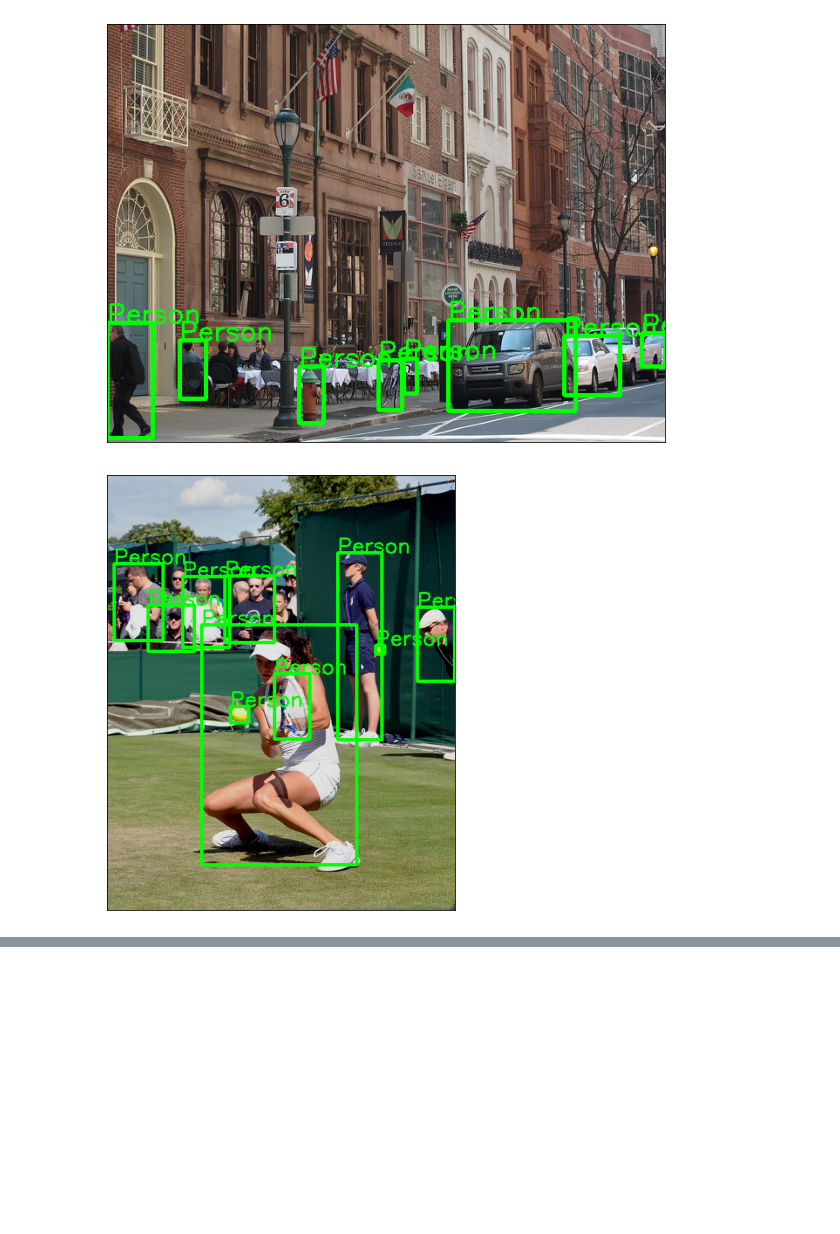
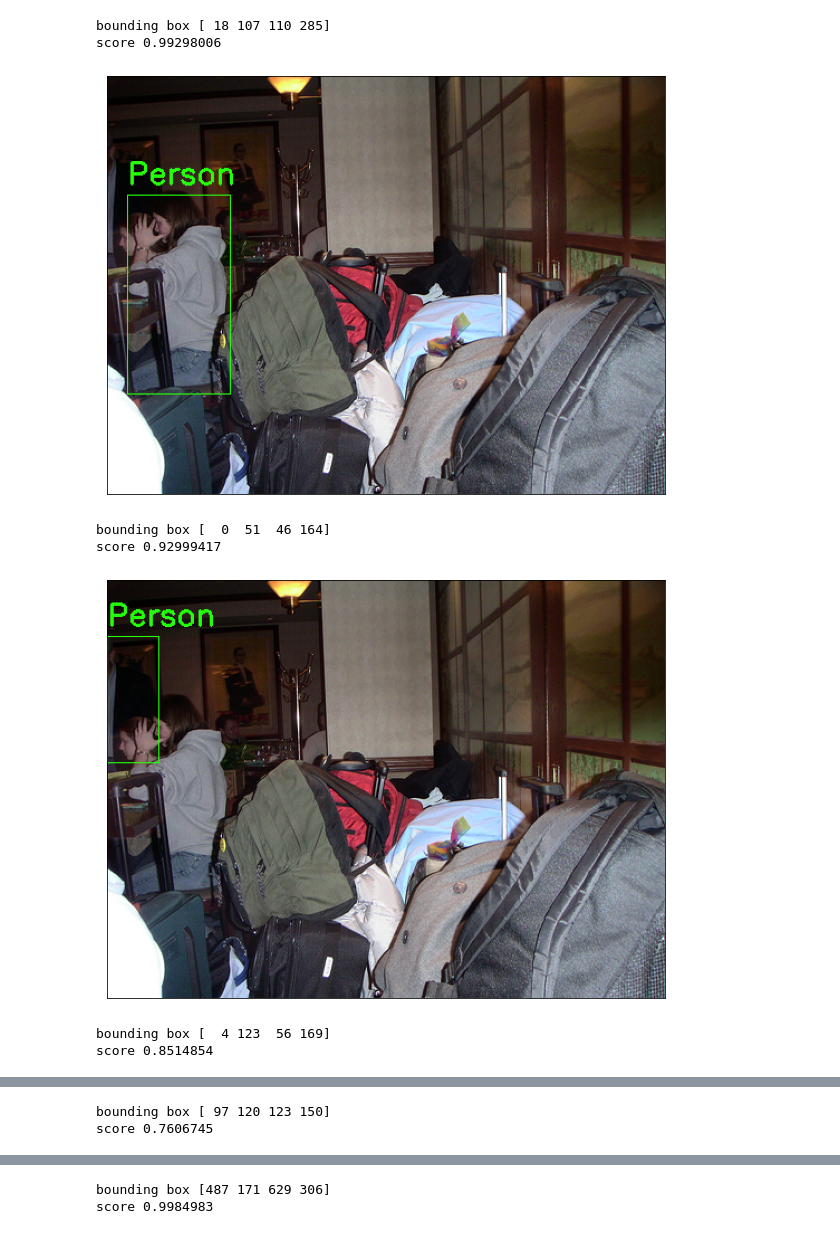
Before and after one commit to pallabee/human-pose-estimation, a Jupyter notebook: person_detector.ipynb, the cells around one changed output, grey strips where cells are left out. Saved outputs shown, nothing was run; the diff lists cells and outputs as text; code cells hidden in the pictures; blank space fills up the shorter version.

```diff
--- a/person_detector.ipynb
+++ b/person_detector.ipynb
@@ -93,28 +56,38 @@ def object_detection(img_path, bbox, threshold=0.5, rect_th=3, text_size=1.0, te
+# %%
+def object_detector(img_path, category, threshold):
+  indices, boxes, scores = get_inference(img_path, category)
+
+  for i in range(len(boxes)):
+    if scores[i] > threshold:
+      print('bounding box',boxes[i])
+      print('score',scores[i])
+      img = cv2.imread(img_path)
+      img = cv2.cvtColor(img, cv2.COLOR_BGR2RGB)
+      x,y,w,h = boxes[i]
+
+      img = cv2.rectangle(img, (x, y),(w,h), (36,255,12), 1)
+      cv2.putText(img, 'Person', (x, y-10), cv2.FONT_HERSHEY_SIMPLEX, 0.9, (36,255,12), 2)
+
+      plt.figure(figsize=(10,8))
+      plt.imshow(img)
+      plt.xticks([])
+      plt.yticks([])
+      plt.show()
 # %%
-model = torchvision.models.detection.fasterrcnn_resnet50_fpn(pretrained=True)
-model.eval()
-
 dataDir = '/content'
 dataType = 'val2017'
 annFile='{}/annotations/instances_{}.json'.format(dataDir,dataType)
 coco=COCO(annFile)
 catID = coco.getCatIds(catNms='person')
 imgIds = coco.getImgIds(catIds=catID)
-# load and display random images
-images = random.sample(imgIds,5)
+
+images = random.sample(imgIds,2)
 
 for img_id in coco.loadImgs(images):
   file_name = img_id['file_name']
+  print(file_name)
   img_path = dataDir + '/' + dataType + '/' + file_name
-  gt_ann_ids = coco.getAnnIds(imgIds=[img_id["id"]])
-  gt_anns = coco.loadAnns(gt_ann_ids)
-  for gt in gt_anns:
-    bbox = gt['bbox']
 
-  object_detection(img_path, bbox, threshold=0.9)
-
-  # plt.axis('off')
-  # plt.imshow(img)
-  # plt.show()
+  object_detector(img_path, catID[0], threshold=0.7)
 # %% [output]
 loading annotations into memory...
@@ -124,2 +98,8 @@ index created!
+bounding box [ 18 107 110 285]
+score 0.99298006
-[figure, old version]
+[figure, new version]
+bounding box [  0  51  46 164]
+score 0.92999417
-[figure, old version]
+[figure, new version]
+bounding box [  4 123  56 169]
+score 0.8514854
@@ -126,0 +107,2 @@ index created!
+bounding box [ 97 120 123 150]
+score 0.7606745
@@ -128,0 +114,2 @@ index created!
+bounding box [487 171 629 306]
+score 0.9984983
```
Also changed, not shown: parts of 7 cells of this notebook.
